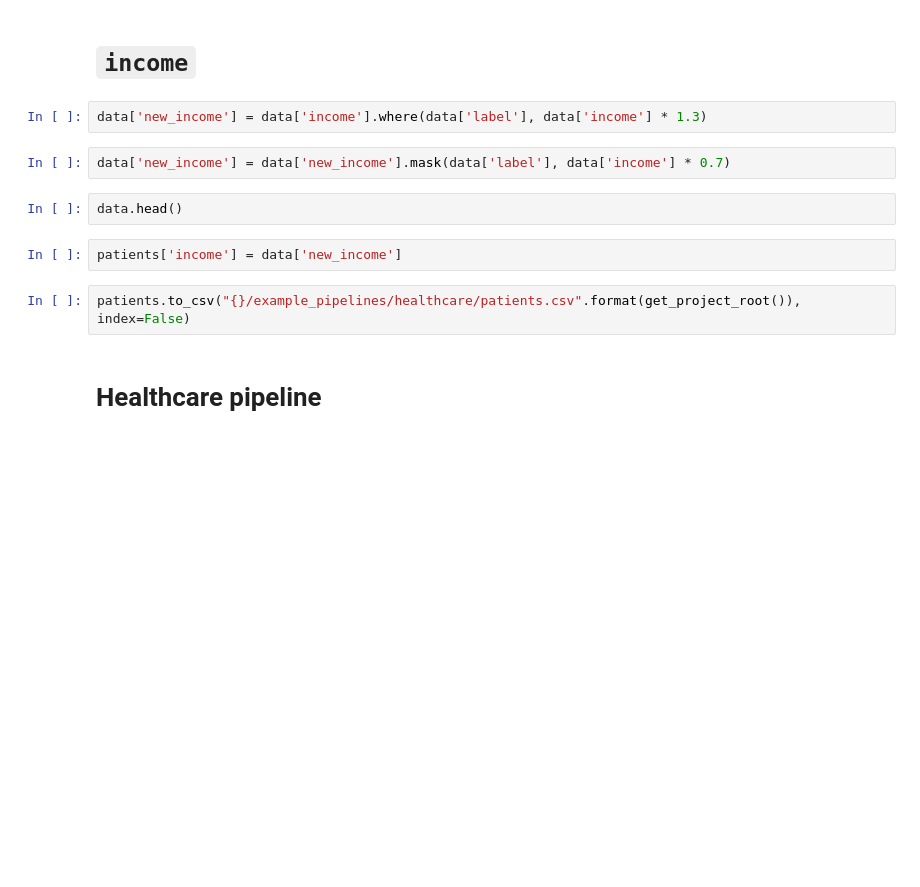
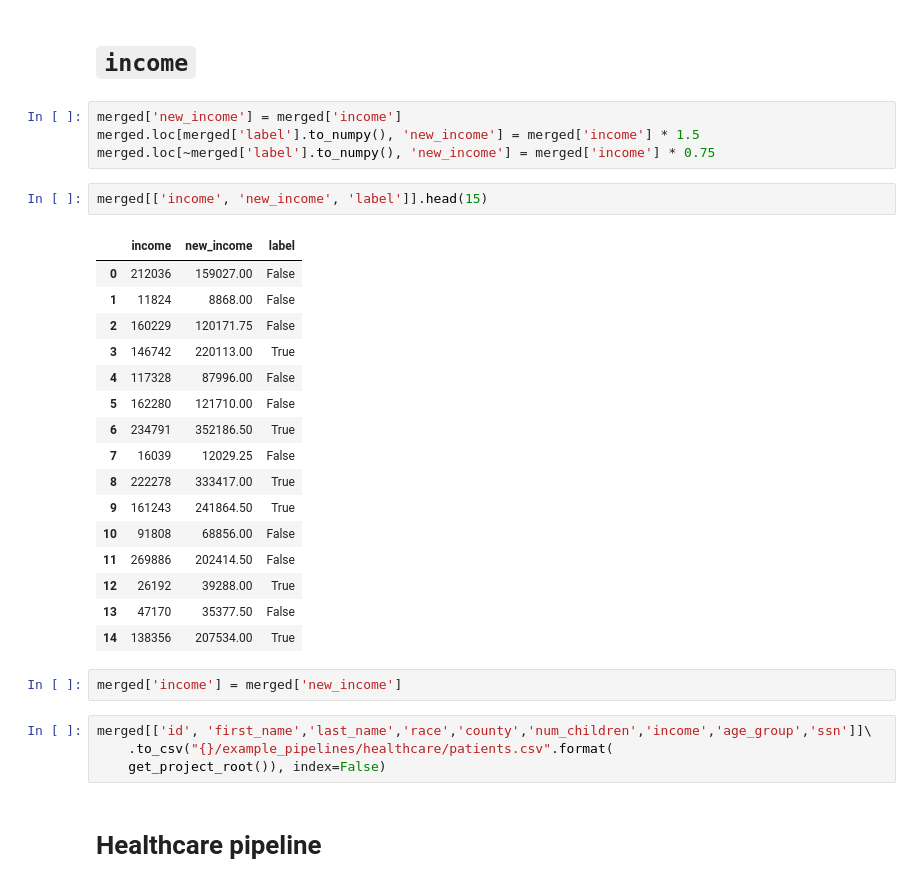
Before and after one commit to stefan-grafberger/mlinspect, a Jupyter notebook: example_pipelines/healthcare/increase_healthcare_accuracy.ipynb, the cells around one changed output. Saved outputs shown, nothing was run; the diff lists cells and outputs as text; blank space fills up the shorter version.

Commit message:
Increased healthcare pipeline score by modifying smoker and income values

```diff
--- a/increase_healthcare_accuracy.ipynb
+++ b/example_pipelines/healthcare/increase_healthcare_accuracy.ipynb
@@ -110,16 +110,35 @@ merged[['smoker','complications','ssn']].to_csv("{}/example_pipelines/healthcare
     get_project_root()), index=False)
 # %% [markdown]
 # `income`
-# %%
-data['new_income'] = data['income'].where(data['label'], data['income'] * 1.3)
-# %%
-data['new_income'] = data['new_income'].mask(data['label'], data['income'] * 0.7)
-# %%
-data.head()
+# %%
+merged['new_income'] = merged['income']
+merged.loc[merged['label'].to_numpy(), 'new_income'] = merged['income'] * 1.5
+merged.loc[~merged['label'].to_numpy(), 'new_income'] = merged['income'] * 0.75
+# %%
+merged[['income', 'new_income', 'label']].head(15)
+# %% [output]
+|  | income | new_income | label |
+| 0 | 212036 | 159027.00 | False |
+| 1 | 11824 | 8868.00 | False |
+| 2 | 160229 | 120171.75 | False |
+| 3 | 146742 | 220113.00 | True |
+| 4 | 117328 | 87996.00 | False |
+| 5 | 162280 | 121710.00 | False |
+| 6 | 234791 | 352186.50 | True |
+| 7 | 16039 | 12029.25 | False |
+| 8 | 222278 | 333417.00 | True |
+| 9 | 161243 | 241864.50 | True |
+| 10 | 91808 | 68856.00 | False |
+| 11 | 269886 | 202414.50 | False |
+| 12 | 26192 | 39288.00 | True |
+| 13 | 47170 | 35377.50 | False |
+| 14 | 138356 | 207534.00 | True |
 # %%
-patients['income'] = data['new_income']
+merged['income'] = merged['new_income']
 # %%
-patients.to_csv("{}/example_pipelines/healthcare/patients.csv".format(get_project_root()), index=False)
+merged[['id', 'first_name','last_name','race','county','num_children','income','age_group','ssn']]\
+    .to_csv("{}/example_pipelines/healthcare/patients.csv".format(
+    get_project_root()), index=False)
 # %% [markdown]
 # Healthcare pipeline
 # %%
```
Also changed, not shown: parts of 6 cells of this notebook, 2 other files.
